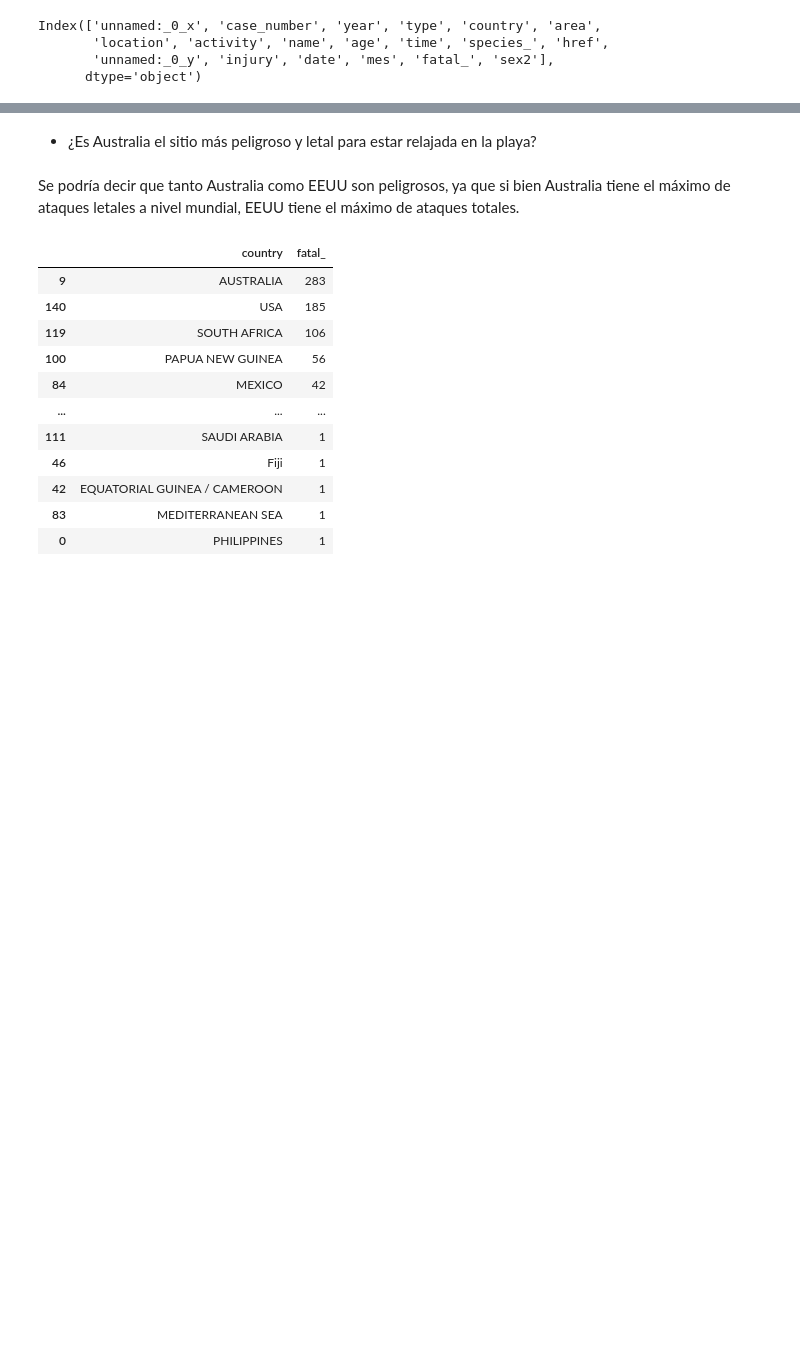
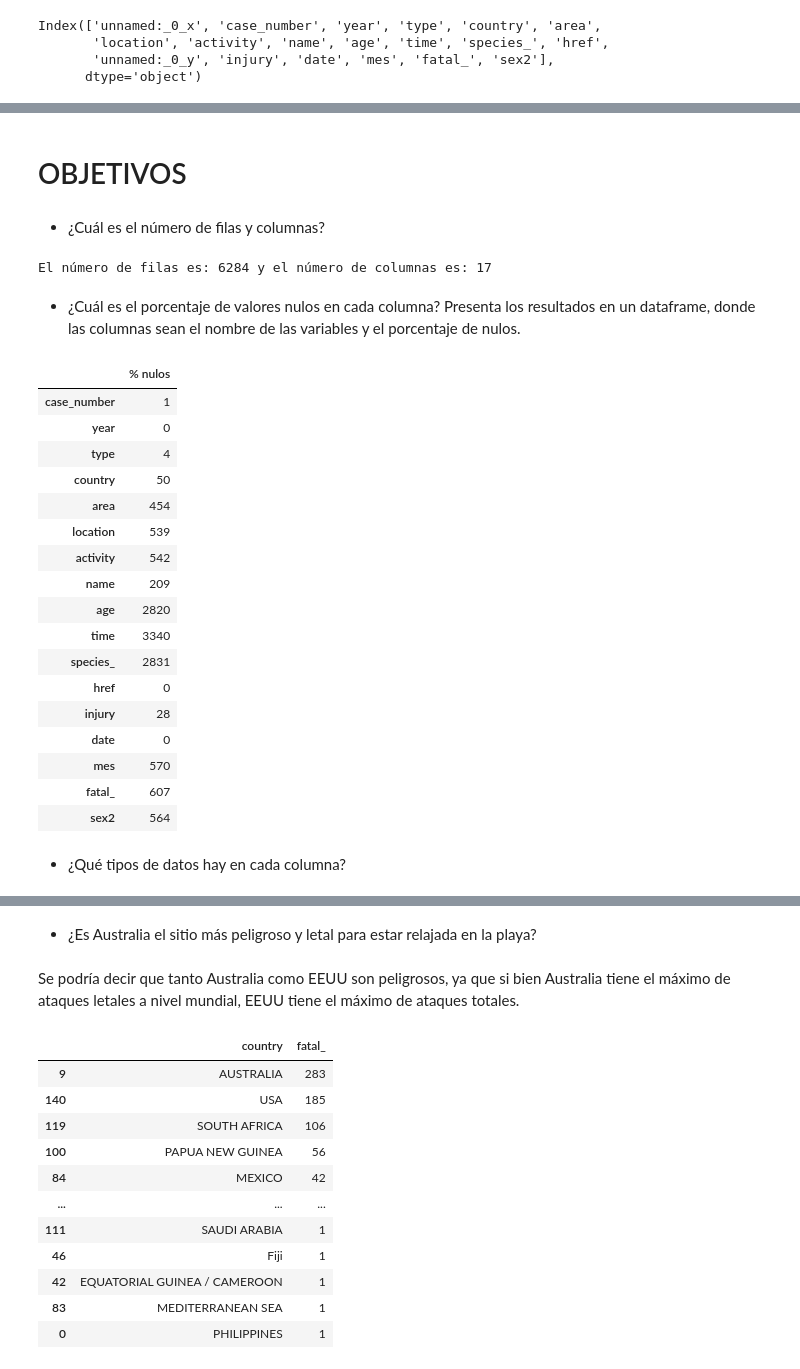
Before and after one commit to Adalab/DA-promo-b-modulo-2-sprint-2-Natalia-Ana, a Jupyter notebook: EDA/pair-programming-EDA-I/pair-programming-1-EDA-I.ipynb, the cells around one changed output, grey strips where cells are left out. Saved outputs shown, nothing was run; the diff lists cells and outputs as text; code cells hidden in the pictures; blank space fills up the shorter version.

```diff
--- a/EDA/pair-programming-EDA-I/pair-programming-1-EDA-I.ipynb
+++ b/EDA/pair-programming-EDA-I/pair-programming-1-EDA-I.ipynb
@@ -60,0 +25,36 @@ df.head(2)
+# %% [markdown]
+# OBJETIVOS
+# %% [markdown]
+- ¿Cuál es el número de filas y columnas?
+# %%
+print(f'El número de filas es: {df.shape[0]} y el número de columnas es: {df.shape[1]}')
+# %% [output]
+El número de filas es: 6284 y el número de columnas es: 17
+# %% [markdown]
+- ¿Cuál es el porcentaje de valores nulos en cada columna? Presenta los resultados en un dataframe, donde las columnas sean el nombre de las variables y el porcentaje de nulos.
+# %%
+nulos =pd.DataFrame(df.isnull().sum())
+# %%
+nulos.rename(columns={0:'% nulos'}, inplace=True)
+nulos
+# %% [output]
+|  | % nulos |
+| case_number | 1 |
+| year | 0 |
+| type | 4 |
+| country | 50 |
+| area | 454 |
+| location | 539 |
+| activity | 542 |
+| name | 209 |
+| age | 2820 |
+| time | 3340 |
+| species_ | 2831 |
+| href | 0 |
+| injury | 28 |
+| date | 0 |
+| mes | 570 |
+| fatal_ | 607 |
+| sex2 | 564 |
+# %% [markdown]
+- ¿Qué tipos de datos hay en cada columna?
```
Also changed, not shown: parts of 20 cells of this notebook, 2 other files.
